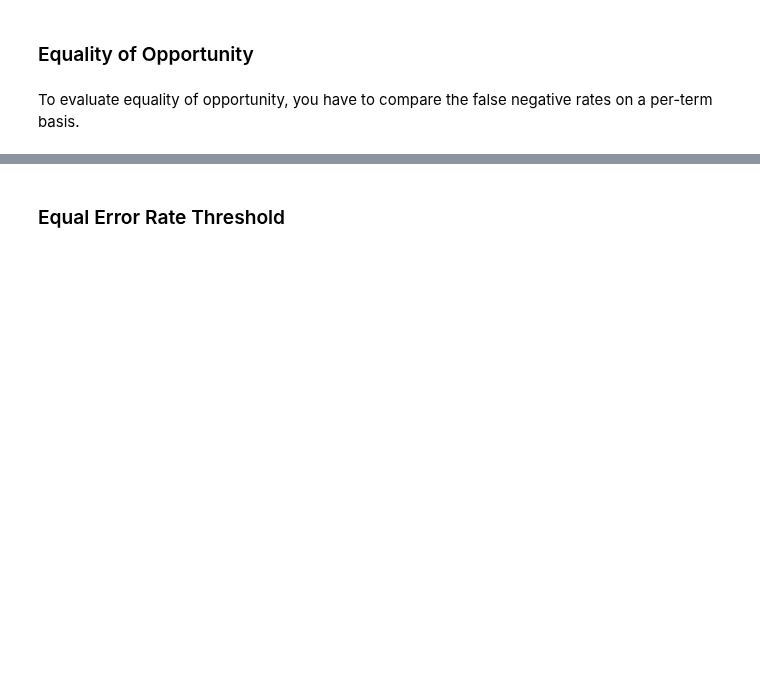
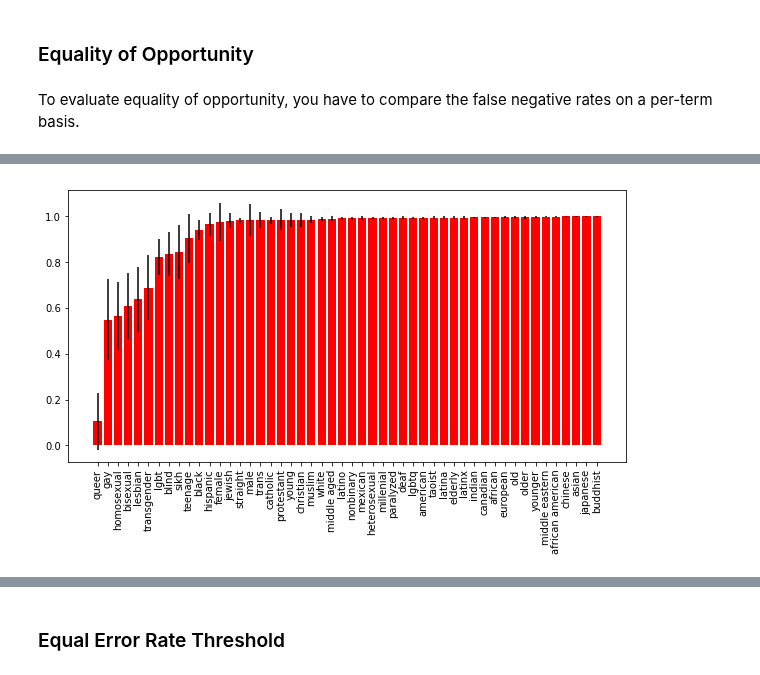
Before and after one commit to conversationai/unintended-ml-bias-analysis, a Jupyter notebook: src/Model bias analysis.ipynb, the cells around one changed output, grey strips where cells are left out. Saved outputs shown, nothing was run; the diff lists cells and outputs as text; code cells hidden in the pictures; blank space fills up the shorter version.

```diff
--- a/src/Model bias analysis.ipynb
+++ b/src/Model bias analysis.ipynb
@@ -487,0 +506,4 @@ buddhist           TNR: 0.9990  (stddev 0.00429)        FNR: 0.4065  (stddev 0.1
+# %%
+plot_eo_graph(tnrs_wiki_debias_random, 'tnr')
+# %% [output]
+[figure, added]
```
Also changed, not shown: parts of 36 cells of this notebook.
